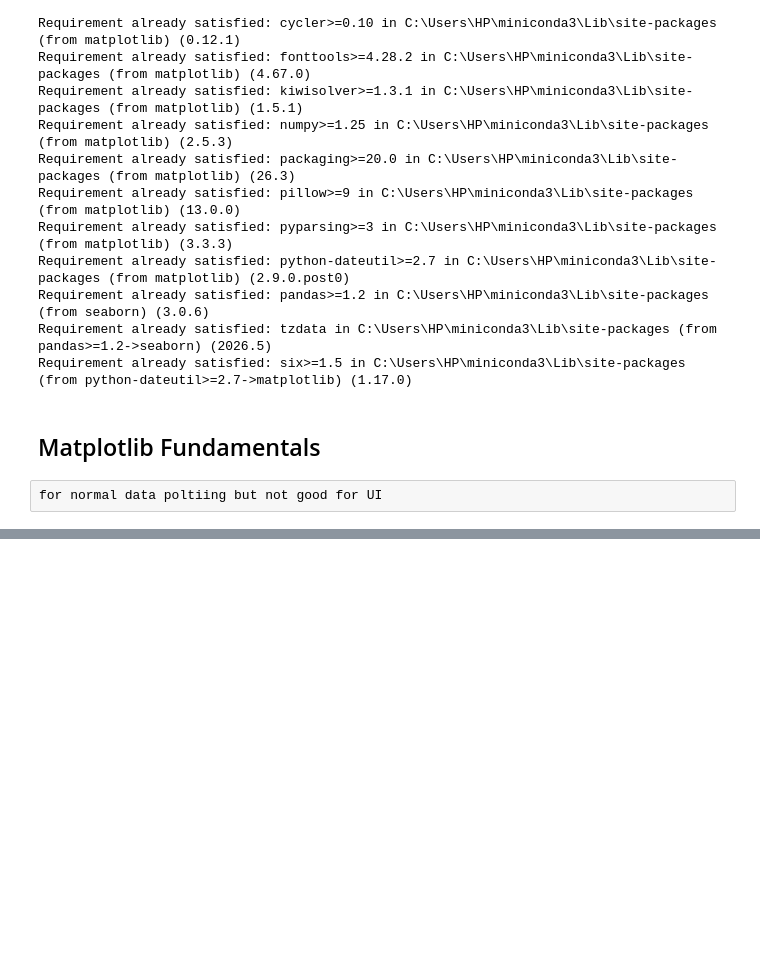
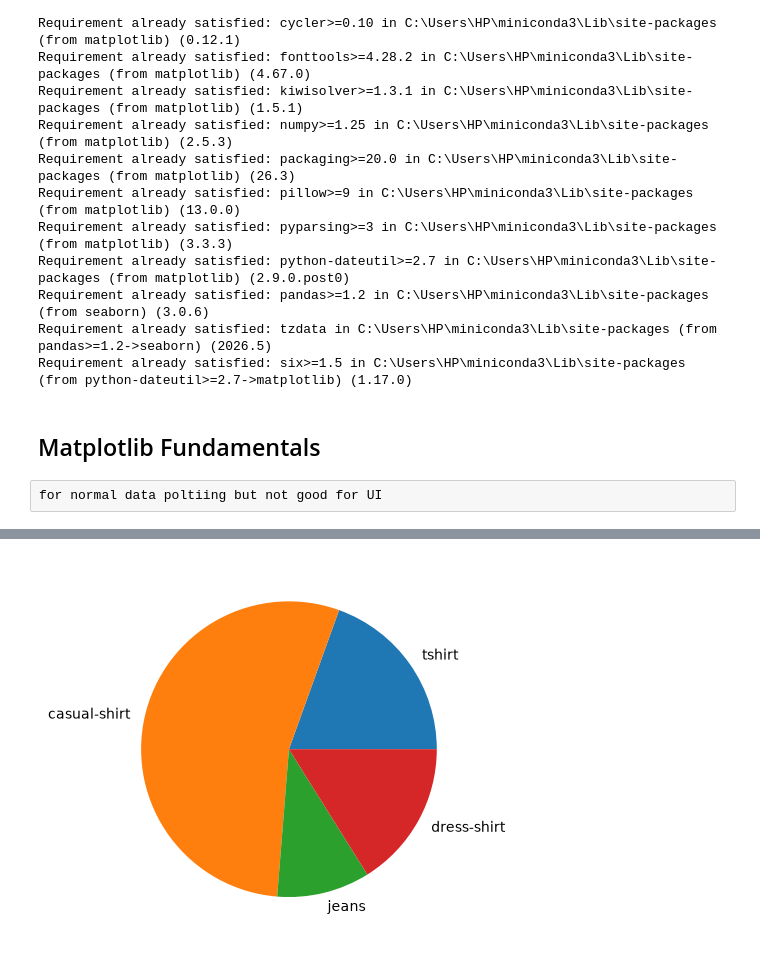
Before and after one commit to broadpeak321/Lecture11-EDA-Data_Visulization-and-Presentation, a Jupyter notebook: Lecture11EDAvisulization.ipynb, the cells around one changed output, grey strips where cells are left out. Drawn from its saved outputs; the diff is of its cells as text; code cells hidden in the pictures; blank space fills up the shorter version.

```diff
--- a/Lecture11EDAvisulization.ipynb
+++ b/Lecture11EDAvisulization.ipynb
@@ -38,0 +67,6 @@ plt.show()
+# %%
+# for studing the relation among, focus is on saturation
+plt.pie(sales, labels=product)
+plt.show()
+# %% [output]
+[figure, added]
```
Also changed, not shown: parts of 6 cells of this notebook.
